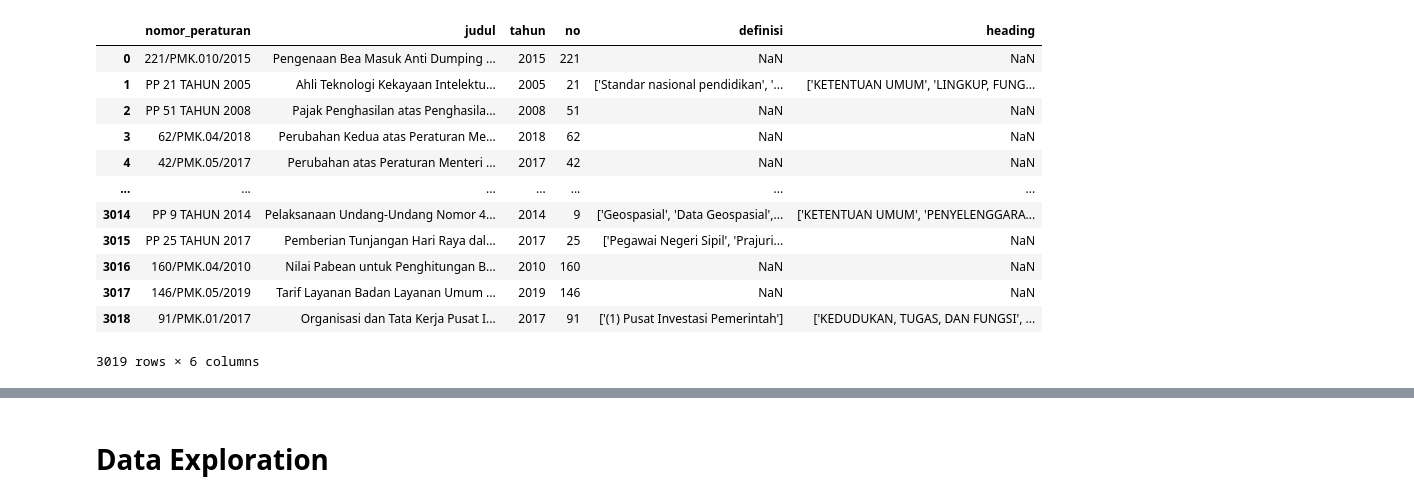
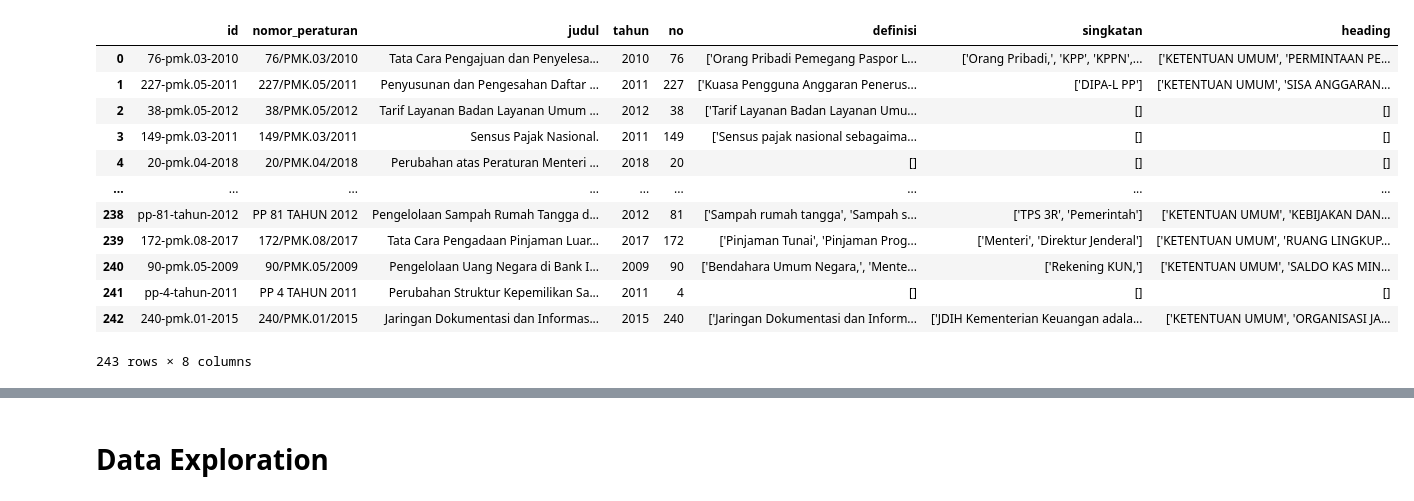
Before and after one commit to harishartanto/indonesian-legal-network-analysis, a Jupyter notebook: topic extraction/heuristics/text_preprocessing.ipynb, the cells around one changed output, grey strips where cells are left out. Drawn from its saved outputs; the diff is of its cells as text; code cells hidden in the pictures.

Commit message:
update new documents data

```diff
--- a/topic extraction/heuristics/text_preprocessing.ipynb
+++ b/topic extraction/heuristics/text_preprocessing.ipynb
@@ -65,17 +91,17 @@ def list_of_text_clean(list_of_text):
 # %%
-data = pd.read_csv('../../data/law_analyzer_new4_keywords.csv')
-data
+docs_df = pd.read_csv('../../data/law_analyzer_msib2_keywords.csv')
+docs_df
 # %% [output]
-|  | nomor_peraturan | judul | tahun | no | definisi | heading |
-| 0 | 221/PMK.010/2015 | Pengenaan Bea Masuk Anti Dumping ... | 2015 | 221 | NaN | NaN |
-| 1 | PP 21 TAHUN 2005 | Ahli Teknologi Kekayaan Intelektu... | 2005 | 21 | ['Standar nasional pendidikan', '... | ['KETENTUAN UMUM', 'LINGKUP, FUNG... |
-| 2 | PP 51 TAHUN 2008 | Pajak Penghasilan atas Penghasila... | 2008 | 51 | NaN | NaN |
-| 3 | 62/PMK.04/2018 | Perubahan Kedua atas Peraturan Me... | 2018 | 62 | NaN | NaN |
-| 4 | 42/PMK.05/2017 | Perubahan atas Peraturan Menteri ... | 2017 | 42 | NaN | NaN |
-| ... | ... | ... | ... | ... | ... | ... |
-| 3014 | PP 9 TAHUN 2014 | Pelaksanaan Undang-Undang Nomor 4... | 2014 | 9 | ['Geospasial', 'Data Geospasial',... | ['KETENTUAN UMUM', 'PENYELENGGARA... |
-| 3015 | PP 25 TAHUN 2017 | Pemberian Tunjangan Hari Raya dal... | 2017 | 25 | ['Pegawai Negeri Sipil', 'Prajuri... | NaN |
-| 3016 | 160/PMK.04/2010 | Nilai Pabean untuk Penghitungan B... | 2010 | 160 | NaN | NaN |
-| 3017 | 146/PMK.05/2019 | Tarif Layanan Badan Layanan Umum ... | 2019 | 146 | NaN | NaN |
-| 3018 | 91/PMK.01/2017 | Organisasi dan Tata Kerja Pusat I... | 2017 | 91 | ['(1) Pusat Investasi Pemerintah'] | ['KEDUDUKAN, TUGAS, DAN FUNGSI', ... |
+|  | id | nomor_peraturan | judul | tahun | no | definisi | singkatan | heading |
+| 0 | 76-pmk.03-2010 | 76/PMK.03/2010 | Tata Cara Pengajuan dan Penyelesa... | 2010 | 76 | ['Orang Pribadi Pemegang Paspor L... | ['Orang Pribadi,', 'KPP', 'KPPN',... | ['KETENTUAN UMUM', 'PERMINTAAN PE... |
+| 1 | 227-pmk.05-2011 | 227/PMK.05/2011 | Penyusunan dan Pengesahan Daftar ... | 2011 | 227 | ['Kuasa Pengguna Anggaran Penerus... | ['DIPA-L PP'] | ['KETENTUAN UMUM', 'SISA ANGGARAN... |
+| 2 | 38-pmk.05-2012 | 38/PMK.05/2012 | Tarif Layanan Badan Layanan Umum ... | 2012 | 38 | ['Tarif Layanan Badan Layanan Umu... | [] | [] |
+| 3 | 149-pmk.03-2011 | 149/PMK.03/2011 | Sensus Pajak Nasional. | 2011 | 149 | ['Sensus pajak nasional sebagaima... | [] | [] |
+| 4 | 20-pmk.04-2018 | 20/PMK.04/2018 | Perubahan atas Peraturan Menteri ... | 2018 | 20 | [] | [] | [] |
+| ... | ... | ... | ... | ... | ... | ... | ... | ... |
+| 238 | pp-81-tahun-2012 | PP 81 TAHUN 2012 | Pengelolaan Sampah Rumah Tangga d... | 2012 | 81 | ['Sampah rumah tangga', 'Sampah s... | ['TPS 3R', 'Pemerintah'] | ['KETENTUAN UMUM', 'KEBIJAKAN DAN... |
+| 239 | 172-pmk.08-2017 | 172/PMK.08/2017 | Tata Cara Pengadaan Pinjaman Luar... | 2017 | 172 | ['Pinjaman Tunai', 'Pinjaman Prog... | ['Menteri', 'Direktur Jenderal'] | ['KETENTUAN UMUM', 'RUANG LINGKUP... |
+| 240 | 90-pmk.05-2009 | 90/PMK.05/2009 | Pengelolaan Uang Negara di Bank I... | 2009 | 90 | ['Bendahara Umum Negara,', 'Mente... | ['Rekening KUN,'] | ['KETENTUAN UMUM', 'SALDO KAS MIN... |
+| 241 | pp-4-tahun-2011 | PP 4 TAHUN 2011 | Perubahan Struktur Kepemilikan Sa... | 2011 | 4 | [] | [] | [] |
+| 242 | 240-pmk.01-2015 | 240/PMK.01/2015 | Jaringan Dokumentasi dan Informas... | 2015 | 240 | ['Jaringan Dokumentasi dan Inform... | ['JDIH Kementerian Keuangan adala... | ['KETENTUAN UMUM', 'ORGANISASI JA... |
-3019 rows × 6 columns
+243 rows × 8 columns
```
Also changed, not shown: parts of 27 cells of this notebook, 8 other files.
